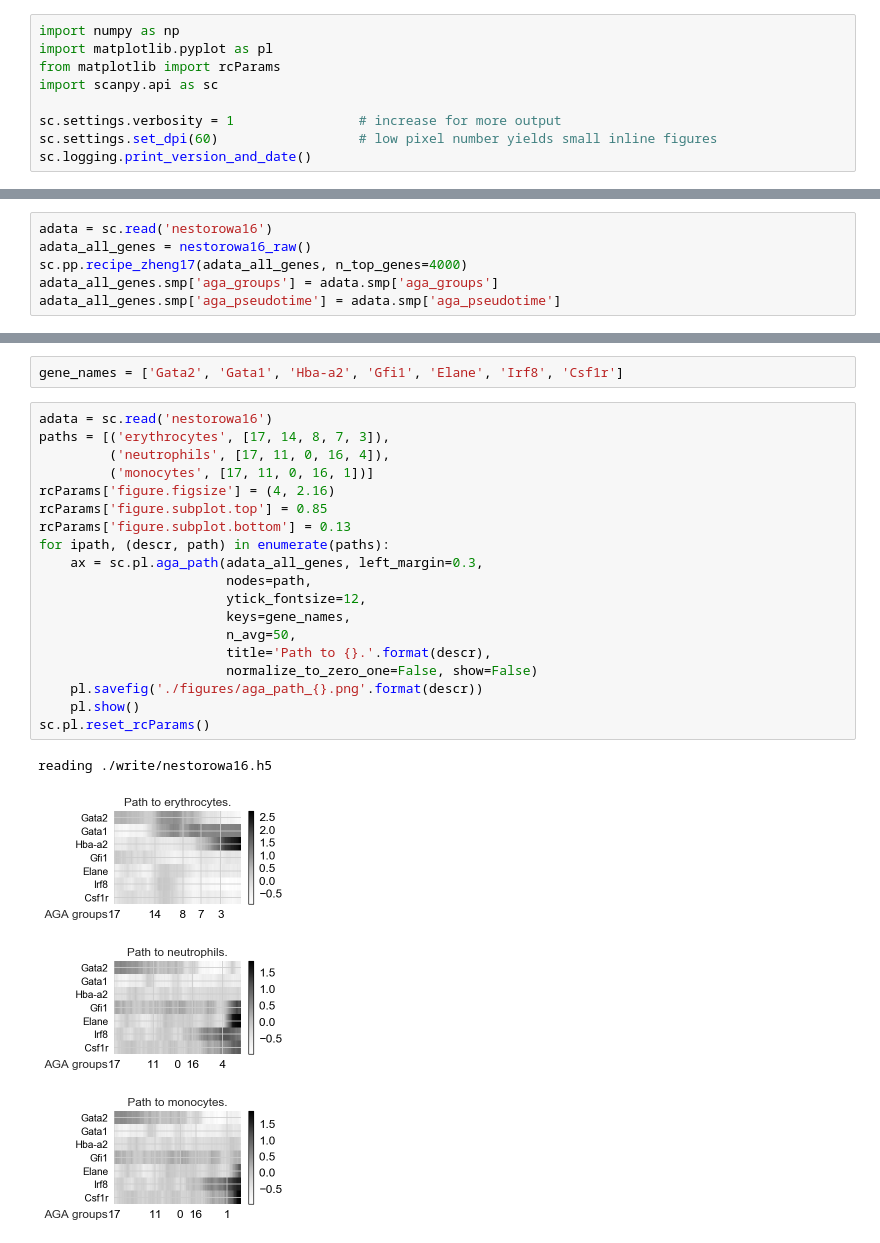
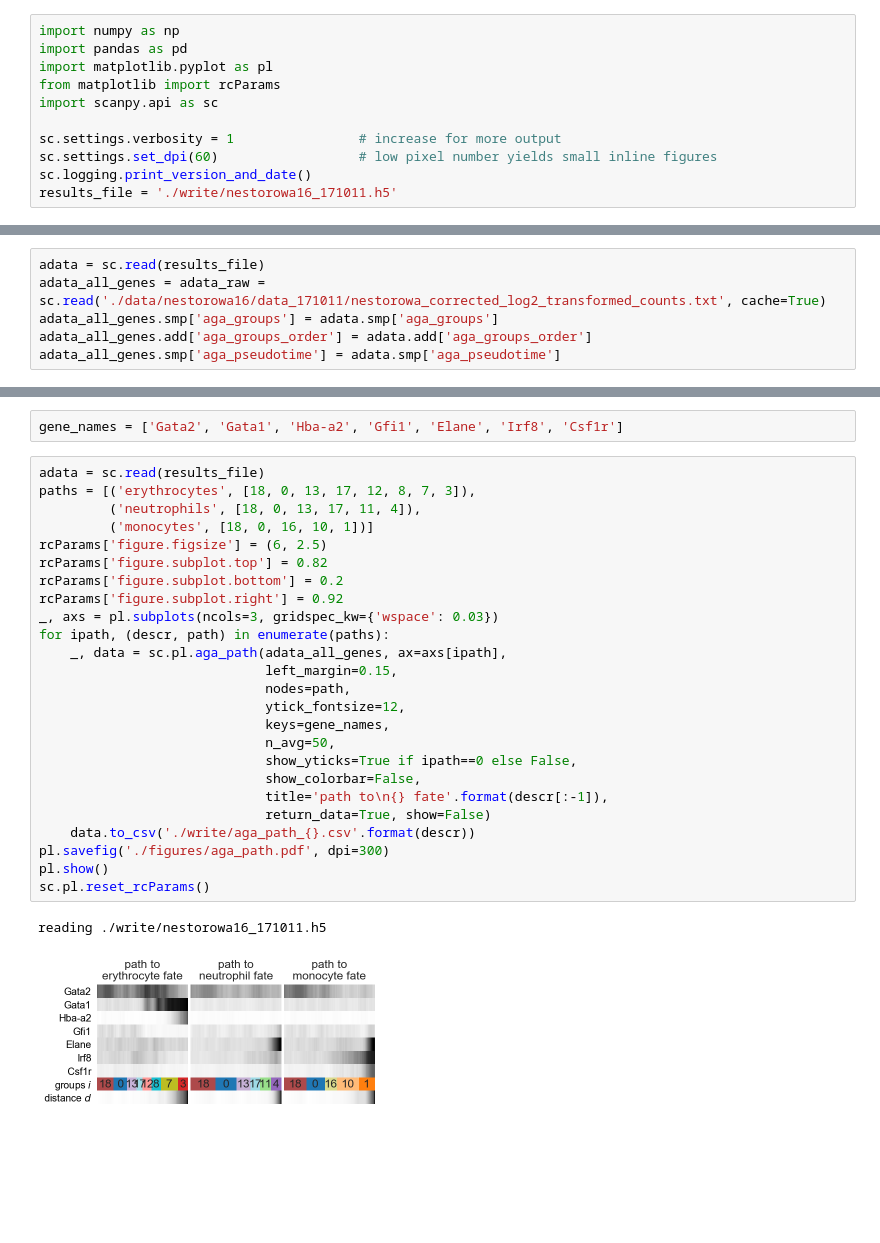
Before and after one commit to theislab/graph_abstraction, a Jupyter notebook: nestorowa16/nestorowa16.ipynb, the cells around one changed output, grey strips where cells are left out. Drawn from its saved outputs; the diff is of its cells as text; blank space fills up the shorter version.

```diff
--- a/nestorowa16/nestorowa16.ipynb
+++ b/nestorowa16/nestorowa16.ipynb
@@ -5,5 +5,6 @@
 # %%
 import numpy as np
+import pandas as pd
 import matplotlib.pyplot as pl
 from matplotlib import rcParams
 import scanpy.api as sc
@@ -11,4 +12,5 @@ import scanpy.api as sc
 sc.settings.verbosity = 1                # increase for more output
 sc.settings.set_dpi(60)                  # low pixel number yields small inline figures
 sc.logging.print_version_and_date()
+results_file = './write/nestorowa16_171011.h5'
 # %% [output]
@@ -118,8 +154,8 @@ Some marker genes.
 |B cells | Cd19, Vpreb2, Cd79a |
 # %%
-adata = sc.read('nestorowa16')
-adata_all_genes = nestorowa16_raw()
-sc.pp.recipe_zheng17(adata_all_genes, n_top_genes=4000)
+adata = sc.read(results_file)
+adata_all_genes = adata_raw = sc.read('./data/nestorowa16/data_171011/nestorowa_corrected_log2_transformed_counts.txt', cache=True)
 adata_all_genes.smp['aga_groups'] = adata.smp['aga_groups']
+adata_all_genes.add['aga_groups_order'] = adata.add['aga_groups_order']
 adata_all_genes.smp['aga_pseudotime'] = adata.smp['aga_pseudotime']
 # %% [output]
@@ -128,26 +164,30 @@ reading ./write/data/nestorowa16/data/norm_counts_nestorowa_data.h5
 # %%
 gene_names = ['Gata2', 'Gata1', 'Hba-a2', 'Gfi1', 'Elane', 'Irf8', 'Csf1r']
 # %%
-adata = sc.read('nestorowa16')
-paths = [('erythrocytes', [17, 14, 8, 7, 3]),
-         ('neutrophils', [17, 11, 0, 16, 4]),
-         ('monocytes', [17, 11, 0, 16, 1])]
-rcParams['figure.figsize'] = (4, 2.16)
-rcParams['figure.subplot.top'] = 0.85
-rcParams['figure.subplot.bottom'] = 0.13
+adata = sc.read(results_file)
+paths = [('erythrocytes', [18, 0, 13, 17, 12, 8, 7, 3]),
+         ('neutrophils', [18, 0, 13, 17, 11, 4]),
+         ('monocytes', [18, 0, 16, 10, 1])]
+rcParams['figure.figsize'] = (6, 2.5)
+rcParams['figure.subplot.top'] = 0.82
+rcParams['figure.subplot.bottom'] = 0.2
+rcParams['figure.subplot.right'] = 0.92
+_, axs = pl.subplots(ncols=3, gridspec_kw={'wspace': 0.03})
 for ipath, (descr, path) in enumerate(paths):
-    ax = sc.pl.aga_path(adata_all_genes, left_margin=0.3,
-                        nodes=path,
-                        ytick_fontsize=12,
-                        keys=gene_names,
-                        n_avg=50,
-                        title='Path to {}.'.format(descr),
-                        normalize_to_zero_one=False, show=False)
-    pl.savefig('./figures/aga_path_{}.png'.format(descr))
-    pl.show()
+    _, data = sc.pl.aga_path(adata_all_genes, ax=axs[ipath],
+                             left_margin=0.15,
+                             nodes=path,
+                             ytick_fontsize=12,
+                             keys=gene_names,
+                             n_avg=50,
+                             show_yticks=True if ipath==0 else False,
+                             show_colorbar=False,
+                             title='path to\n{} fate'.format(descr[:-1]),
+                             return_data=True, show=False)
+    data.to_csv('./write/aga_path_{}.csv'.format(descr))
+pl.savefig('./figures/aga_path.pdf', dpi=300)
+pl.show()
 sc.pl.reset_rcParams()
 # %% [output]
-reading ./write/nestorowa16.h5
+reading ./write/nestorowa16_171011.h5
-[figure, old version]
+[figure, new version]
-[figure, removed]
-[figure, removed]
```
Also changed, not shown: parts of 27 cells of this notebook, 55 other files.
